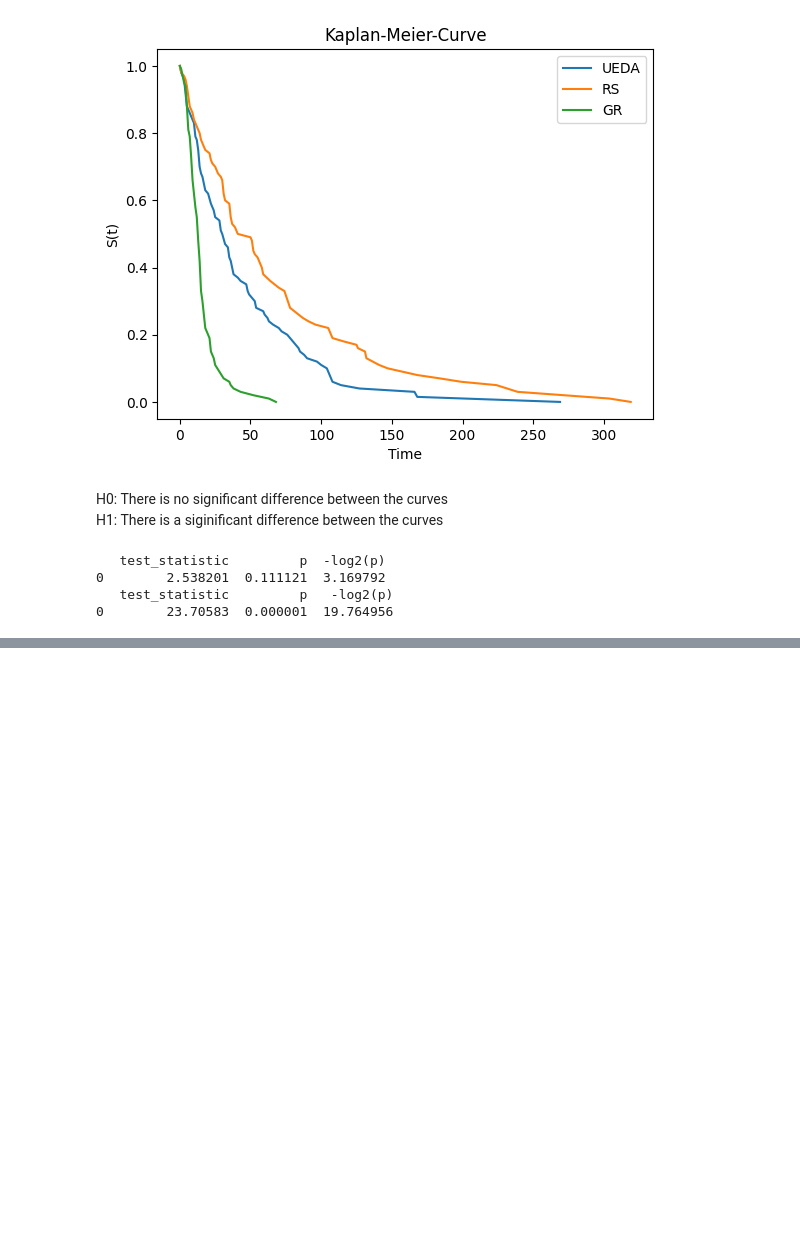
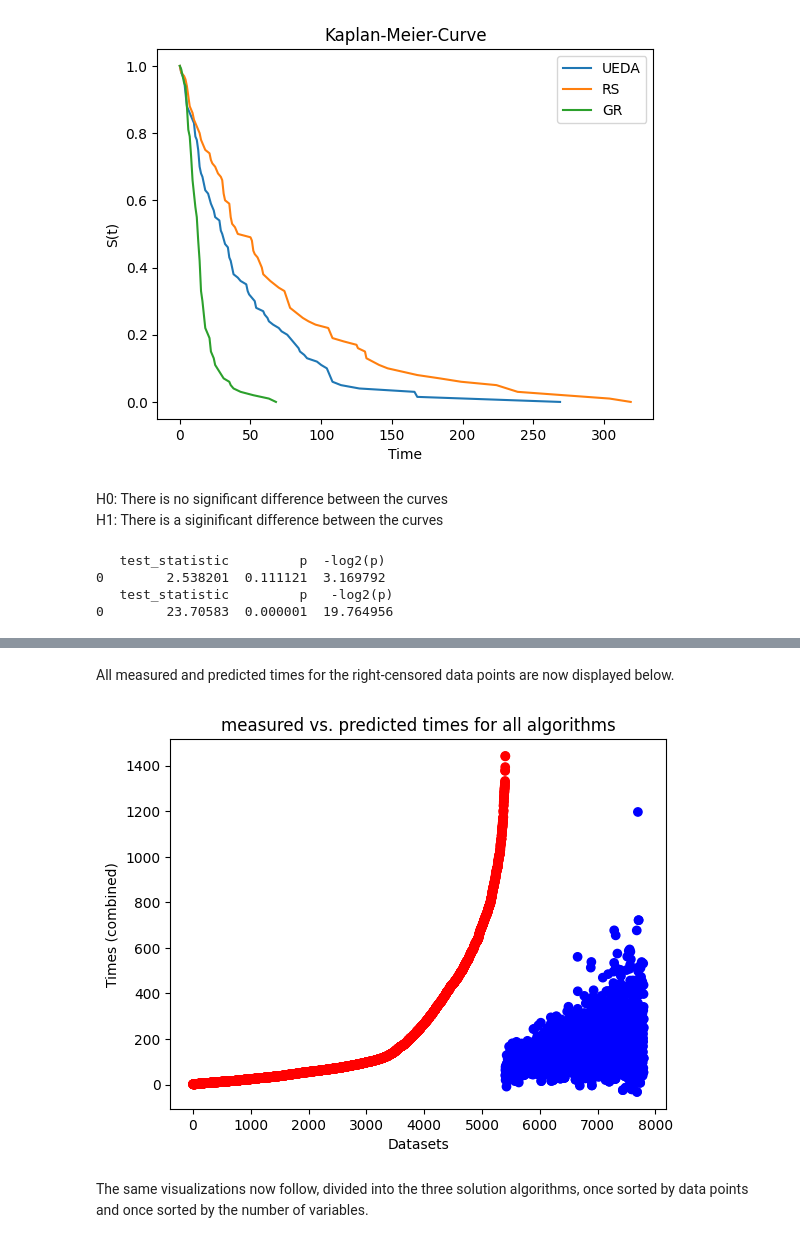
Before and after one commit to denizterzioglu/sabbo, a Jupyter notebook: ANotebook.ipynb, the cells around one changed output, grey strips where cells are left out. Saved outputs shown, nothing was run; the diff lists cells and outputs as text; code cells hidden in the pictures; blank space fills up the shorter version.

```diff
--- a/ANotebook.ipynb
+++ b/ANotebook.ipynb
@@ -1284,0 +1394,6 @@ print(results.summary)
+# %%
+df_sorted = df.sort_values(by='tsolve')
+
+df_sorted['combined'] = df_sorted['tsolve'].combine_first(df_sorted['predicted_tsolve'])
+
+df_sorted
@@ -1284,0 +1414,15 @@ print(results.summary)
+# %% [markdown]
+All measured and predicted times for the right-censored data points are now displayed below.
+# %%
+colors = np.where(df_sorted['tsolve'].notnull(), 'red', 'blue')
+
+plt.scatter(range(len(df_sorted)), df_sorted['combined'], c=colors)
+
+plt.xlabel('Datasets')
+plt.ylabel('Times (combined)')
+plt.title('measured vs. predicted times for all algorithms')
+plt.show()
+# %% [output]
+[figure, added]
+# %% [markdown]
+The same visualizations now follow, divided into the three solution algorithms, once sorted by data points and once sorted by the number of variables.
```
Also changed, not shown: parts of 29 cells of this notebook.
